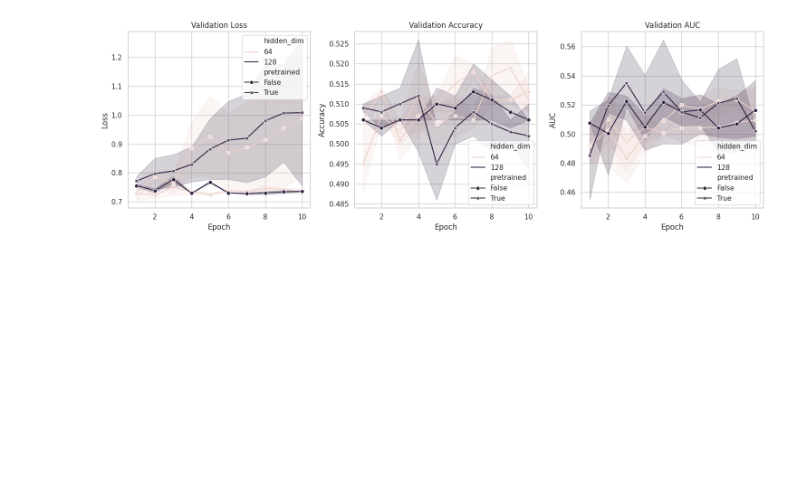
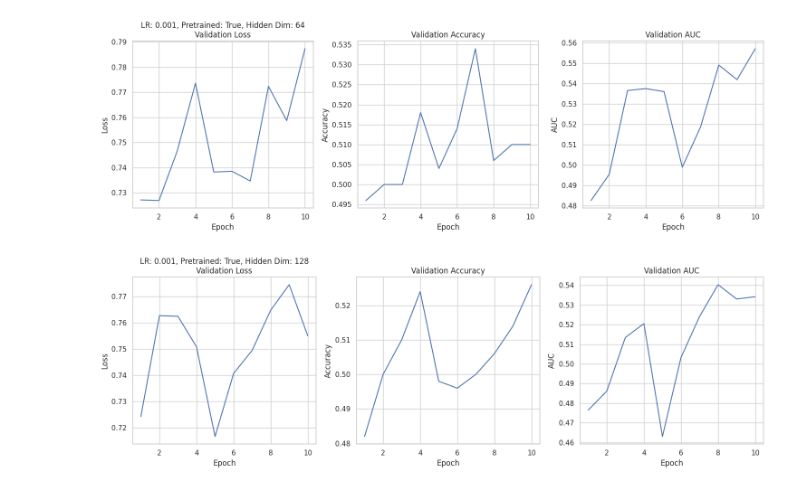
Before and after one commit to maynaS/Hateful-Meme-Detection, a Jupyter notebook: Task3.ipynb, the cells around one changed output. Saved outputs shown, nothing was run; the diff lists cells and outputs as text; code cells hidden in the pictures; blank space fills up the shorter version.

```diff
--- a/Task3.ipynb
+++ b/Task3.ipynb
@@ -178,15 +166,7 @@ class ImageOnly(torch.nn.Module):
         self.fc = torch.nn.Linear(hidden_dim * 2, num_classes)
     def forward(self, x):
         y = torch.tanh(self.fc_img1(self.img_fe(x["image"].to(self.device))))
-        if isinstance(self.num_classes, dict):
-            return [
-                self.fc_hum(y),
-                self.fc_sar(y),
-                self.fc_off(y),
-                self.fc_mot(y),
-            ]
-        elif isinstance(self.num_classes, int):
-            return self.fc(y)
+        return self.fc(y)
 # %%
 torch.manual_seed(42)
 random.seed(42)
@@ -198,7 +178,6 @@ else:
     raise Exception("No GPUs available!")
 # %%
 datdir = "Data/"
-savpath = "results/baselines_fbhm.pickle"
 imnet_mean = [0.485, 0.456, 0.406]
 imnet_std = [0.229, 0.224, 0.225]
 INIT_IMG_SIZE = 256
@@ -210,6 +189,7 @@ batch_size = 128
 epochs = 10
 learning_rates = [1e-3, 1e-4]
 pretrained = [True, False]
+lstm_layers = [1, 3]
 # %%
 results = []
 train_ds = FBHM(
@@ -259,4 +435,5 @@ val_dl = DataLoader(
 # %%
+savpath = "results/baselines_fbhm_image.pickle"
 ckpt = f"ckpt/baseline_fbhm_image.pt"
 max_auc = 0
 for learning_rate in learning_rates:
@@ -501,52 +670,65 @@ with open(savpath, "rb") as h:
 # %%
-import pandas as pd
-import matplotlib.pyplot as plt
-import seaborn as sns
+with open(savpath, "rb") as h:
+    results = pickle.load(h)
+    # write it in a file
+    with open(savpath.replace(".pickle", ".tx"), "w") as file:
+        data = json.dumps(results, indent=4)
+        data = json.loads(data)
+        file.write(json.dumps(results, indent=4))
 
 # Convert the data to a DataFrame for easier manipulation
 df_list = []
 for entry in data:
     for metric in ['val_loss', 'val_acc', 'val_auc']:
         for i, value in enumerate(entry[metric]):
             df_list.append({
                 'lr': entry['lr'],
                 'pretrained': entry['pretrained'],
                 'hidden_dim': entry['hidden_dim'],
                 'metric': metric,
                 'epoch': i+1,
                 'value': value
             })
 
 df = pd.DataFrame(df_list)
 
 # Plotting
 sns.set(style="whitegrid")
-plt.figure(figsize=(15, 5))
 
-# Loss plot
-plt.subplot(1, 3, 1)
-sns.lineplot(data=df[df['metric'] == 'val_loss'], x='epoch', y='value', hue='hidden_dim', style='pretrained', markers=True, dashes=False)
-plt.title('Validation Loss')
-plt.ylabel('Loss')
-plt.xlabel('Epoch')
+# Iterate over all combinations and create a plot for each
+for lr in learning_rates:
+    for pretrained_ in pretrained:
+        for hidden_dim in hidden_dims:
+                # Filter data for the current combination
+                df_filtered = df[(df['lr'] == lr) & (df['pretrained'] == pretrained_) &
+                                 (df['hidden_dim'] == hidden_dim)]
 
-# Accuracy plot
-plt.subplot(1, 3, 2)
-sns.lineplot(data=df[df['metric'] == 'val_acc'], x='epoch', y='value', hue='hidden_dim', style='pretrained', markers=True, dashes=False)
-plt.title('Validation Accuracy')
-plt.ylabel('Accuracy')
-plt.xlabel('Epoch')
+                plt.figure(figsize=(15, 5))
 
-# AUC plot
-plt.subplot(1, 3, 3)
-sns.lineplot(data=df[df['metric'] == 'val_auc'], x='epoch', y='value', hue='hidden_dim', style='pretrained', markers=True, dashes=False)
-plt.title('Validation AUC')
-plt.ylabel('AUC')
-plt.xlabel('Epoch')
+                # Loss plot
+                plt.subplot(1, 3, 1)
+                sns.lineplot(data=df_filtered[df_filtered['metric'] == 'val_loss'], x='epoch', y='value')
+                plt.title(f'LR: {lr}, Pretrained: {pretrained_}, Hidden Dim: {hidden_dim}\nValidation Loss')
+                plt.ylabel('Loss')
+                plt.xlabel('Epoch')
 
-plt.tight_layout()
-# Save the plot
-plt.savefig('results/baselines_fbhm_image.png')
-plt.show()
+                # Accuracy plot
+                plt.subplot(1, 3, 2)
+                sns.lineplot(data=df_filtered[df_filtered['metric'] == 'val_acc'], x='epoch', y='value')
+                plt.title('Validation Accuracy')
+                plt.ylabel('Accuracy')
+                plt.xlabel('Epoch')
+
+                # AUC plot
+                plt.subplot(1, 3, 3)
+                sns.lineplot(data=df_filtered[df_filtered['metric'] == 'val_auc'], x='epoch', y='value')
+                plt.title('Validation AUC')
+                plt.ylabel('AUC')
+                plt.xlabel('Epoch')
+
+                plt.tight_layout()
+                plt.savefig(f'results/baseline_fbhm_image_lr_{lr}_pt_{pretrained_}_hd_{hidden_dim}.png')
+                plt.show()
 # %% [output]
-[figure, old version]
+[figure, new version]
+[figure, added]
```
Also changed, not shown: parts of 9 cells of this notebook.
